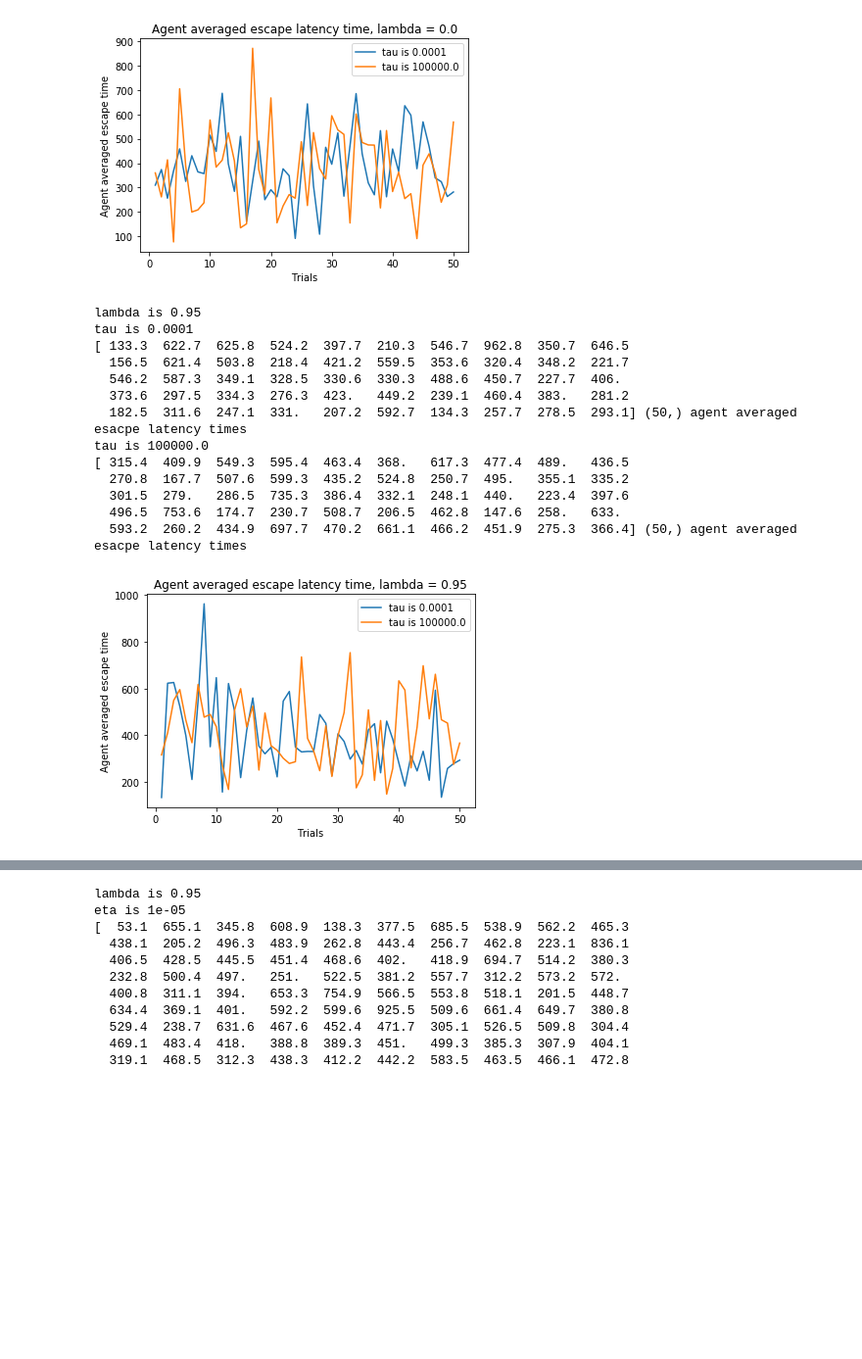
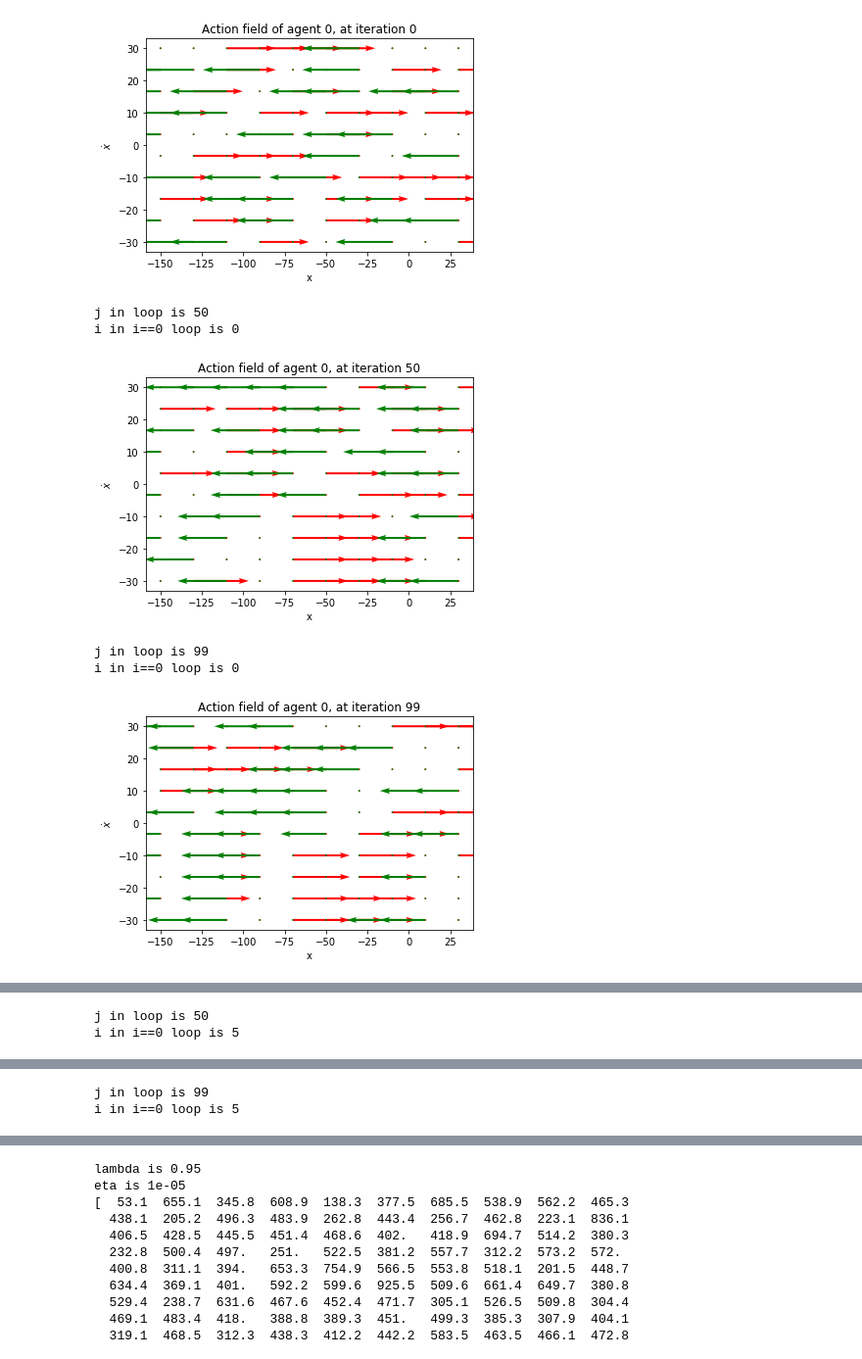
Before and after one commit to sergeivolodin/MountainCarRL, a Jupyter notebook: arvin/main.ipynb, the cells around one changed output, grey strips where cells are left out. Shown: that part at 98% size. Drawn from its saved outputs; the diff is of its cells as text; code cells hidden in the pictures; blank space fills up the shorter version.

```diff
--- a/arvin/main.ipynb
+++ b/arvin/main.ipynb
@@ -265,6 +268,7 @@ def get_escape_rate(t=0.0001,et=0.0001,lam = 0.95, num_ags=10,its=100,plot_field
 
         # learn for 100 iterations
         j_print = np.asarray([0,int(its/2),its - 1]) #Values to print Q field
+        i_print = np.asarray([0,5,10])
         for j in range(its):
             time, hists = d.learn()
             times[i,j] = time
@@ -272,18 +276,23 @@ def get_escape_rate(t=0.0001,et=0.0001,lam = 0.95, num_ags=10,its=100,plot_field
             x_range = np.linspace(-150,30,10)
             v_range = np.linspace(-30,30,10)
             if plot_field:
-                if any(x==j for x in j_print):
-                    if i == 0: #For the first agent
-                        fields = d.get_action_field(x_range,v_range)
+                if any(j==x for x in j_print):
+                    print("j in loop is {}".format(j))
+                    if any(i==x for x in i_print): #For the first agent
+                        print("i in i==0 loop is {}".format(i))
+                        fieldsr, fieldsl = d.get_action_field(x_range,v_range)
+                        #fields = d.get_action_field(x_range,v_range)
                         y_comp = np.zeros((len(x_range),len(v_range)))
                         states_x, states_y = np.meshgrid(x_range,v_range)
-                    plt.figure()
-                    plt.title("Action field of agent 1, at iteration {}".format(j))
-                    Q = plt.quiver(states_x,states_y,fields,y_comp,units="dots",color='r')
-                    plt.xlabel("x")
-                    plt.ylabel(r'$\dot{x}$')
-                    qk = plt.quiverkey(Q, 0.9, 0.9, 2, r'$2 \frac{m}{s}$', labelpos='E', coordinates='figure')
-                    plt.show()
+                        plt.figure()
+                        plt.title("Action field of agent {}, at iteration {}".format(i,j))
+                        #Q = plt.quiver(states_x,states_y,fields,y_comp,units="dots",color='r')
+                        Q1 = plt.quiver(states_x,states_y,fieldsr,y_comp,units="dots",color='r')
+                        Q2 = plt.quiver(states_x,states_y,fieldsl,y_comp,units="dots",color='g')
+                        plt.xlabel("x")
+                        plt.ylabel(r'$\dot{x}$')
+                        #qk = plt.quiverkey(Q, 0.9, 0.9, 2, r'$2 \frac{m}{s}$', labelpos='E', coordinates='figure')
+                        plt.show()
 
         #print(times[i,:][np.nonzero(times[i,:])])
         #times_non_zero[i] = times[i,:][np.nonzero(times[i,:])]
@@ -294,28 +303,5 @@ def get_escape_rate(t=0.0001,et=0.0001,lam = 0.95, num_ags=10,its=100,plot_field
 
     return av_times
 
-def explore_taus_lambdas():
-    #taus = [0.00001,1.,1000000.]
-    taus = [0.0001,100000.]
-    #lambdas = [0.95]
-    lambdas = [0.,0.95]
-
-    iters = 50
-    for l in lambdas:
-        print("lambda is {}".format(l))
-        av_times[l] = {}
-        plt.figure()
-        for tau in taus:
-            print("tau is {}".format(tau))
-            av_times[l][tau] = get_escape_rate(t=tau,lam=l,its=iters,plot_field=False)
-        plt.plot(np.linspace(1,iters,iters),av_times[l][taus[0]],label="tau is {}".format(taus[0]))
-        plt.plot(np.linspace(1,iters,iters),av_times[l][taus[1]],label="tau is {}".format(taus[1]))
-        #plt.plot(np.linspace(1,its,its),av_times[l][taus[2]],label="tau is {}".format(taus[2]))
-        plt.title("Agent averaged escape latency time, lambda = {}".format(l))
-        plt.xlabel("Trials")
-        plt.ylabel("Agent averaged escape time")
-        plt.legend()
-        plt.show()
-
-explore_taus_lambdas()
+get_escape_rate(plot_field=True)
 # %% [output]
@@ -335,15 +310,7 @@ tau is 100000.0
-[figure, old version]
+[figure, new version]
-lambda is 0.95
-tau is 0.0001
-[ 133.3  622.7  625.8  524.2  397.7  210.3  546.7  962.8  350.7  646.5
-  156.5  621.4  503.8  218.4  421.2  559.5  353.6  320.4  348.2  221.7
-  546.2  587.3  349.1  328.5  330.6  330.3  488.6  450.7  227.7  406.
-  373.6  297.5  334.3  276.3  423.   449.2  239.1  460.4  383.   281.2
-  182.5  311.6  247.1  331.   207.2  592.7  134.3  257.7  278.5  293.1] (50,) agent averaged esacpe latency times
-tau is 100000.0
-[ 315.4  409.9  549.3  595.4  463.4  368.   617.3  477.4  489.   436.5
-  270.8  167.7  507.6  599.3  435.2  524.8  250.7  495.   355.1  335.2
-  301.5  279.   286.5  735.3  386.4  332.1  248.1  440.   223.4  397.6
-  496.5  753.6  174.7  230.7  508.7  206.5  462.8  147.6  258.   633.
-  593.2  260.2  434.9  697.7  470.2  661.1  466.2  451.9  275.3  366.4] (50,) agent averaged esacpe latency times
+j in loop is 50
+i in i==0 loop is 0
-[figure, old version]
+[figure, new version]
+j in loop is 99
+i in i==0 loop is 0
+[figure, added]
@@ -349,0 +332,2 @@ tau is 100000.0
+j in loop is 50
+i in i==0 loop is 5
@@ -349,0 +335,2 @@ tau is 100000.0
+j in loop is 99
+i in i==0 loop is 5
```
Also changed, not shown: parts of 6 cells of this notebook.
